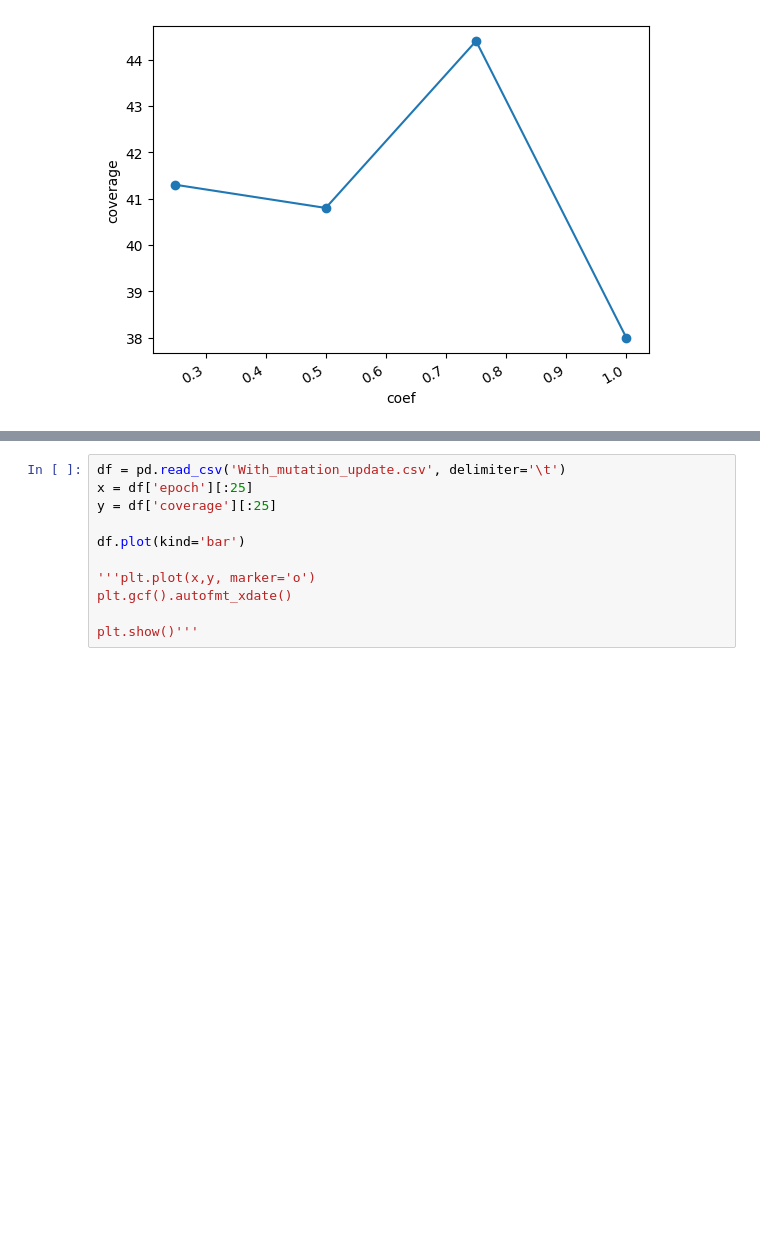
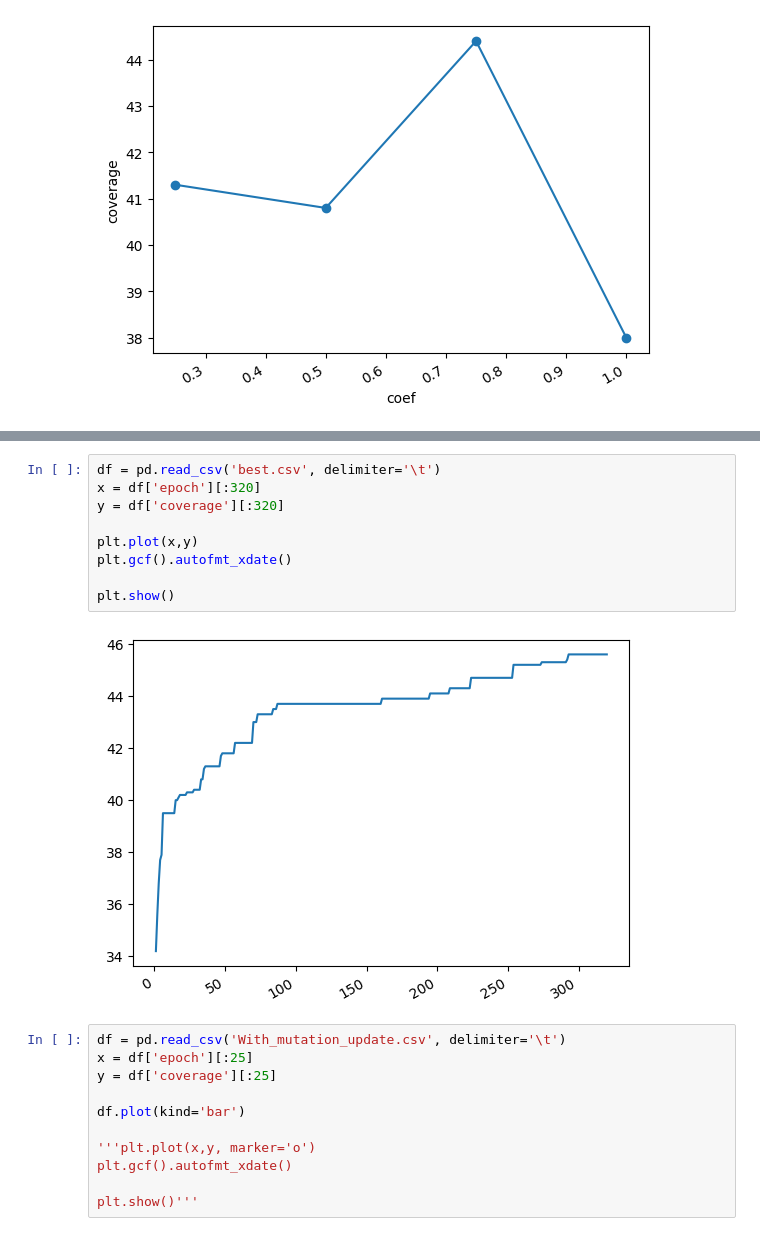
Before and after one commit to iStrannik/FuzzGoTemplate, a Jupyter notebook: for_text/draw_history.ipynb, the cells around one changed output, grey strips where cells are left out. Saved outputs shown, nothing was run; the diff lists cells and outputs as text; blank space fills up the shorter version.

```diff
--- a/for_text/draw_history.ipynb
+++ b/for_text/draw_history.ipynb
@@ -81,3 +81,14 @@ plt.show()
+# %%
+df = pd.read_csv('best.csv', delimiter='\t')
+x = df['epoch'][:320]
+y = df['coverage'][:320]
+
+plt.plot(x,y)
+plt.gcf().autofmt_xdate()
+
+plt.show()
+# %% [output]
+[figure, added]
 # %%
 df = pd.read_csv('With_mutation_update.csv', delimiter='\t')
 x = df['epoch'][:25]
```
Also changed, not shown: parts of 1 cell of this notebook, 9 other files.
